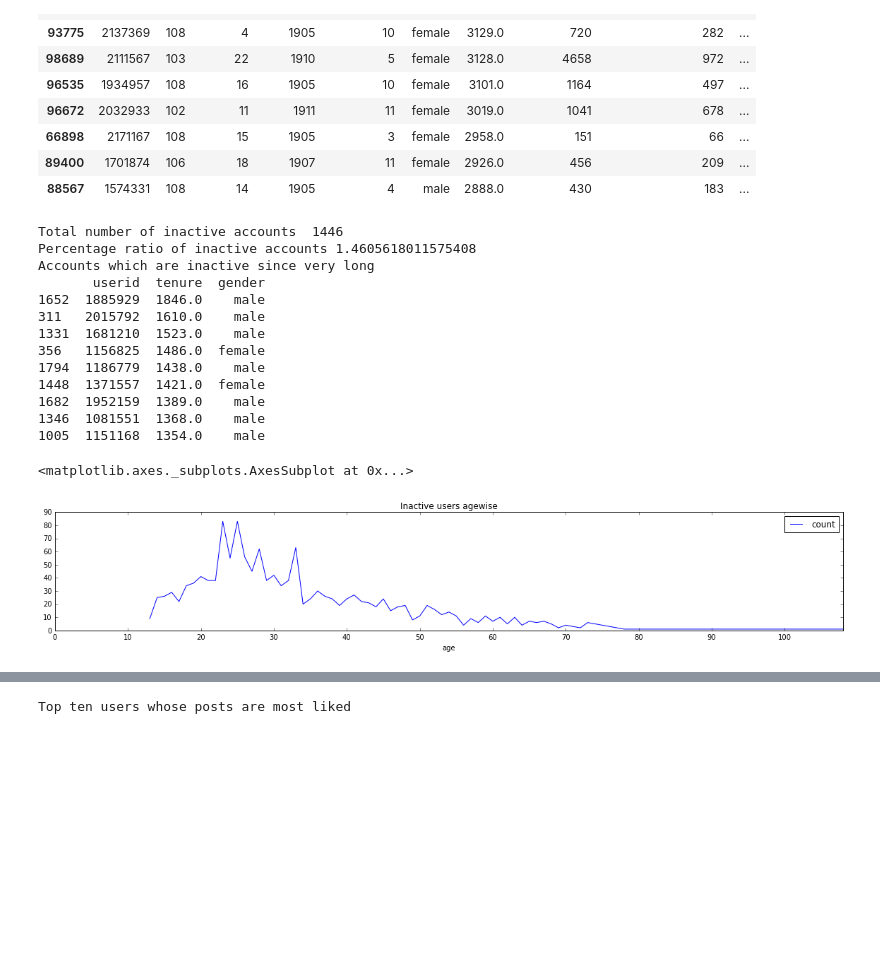
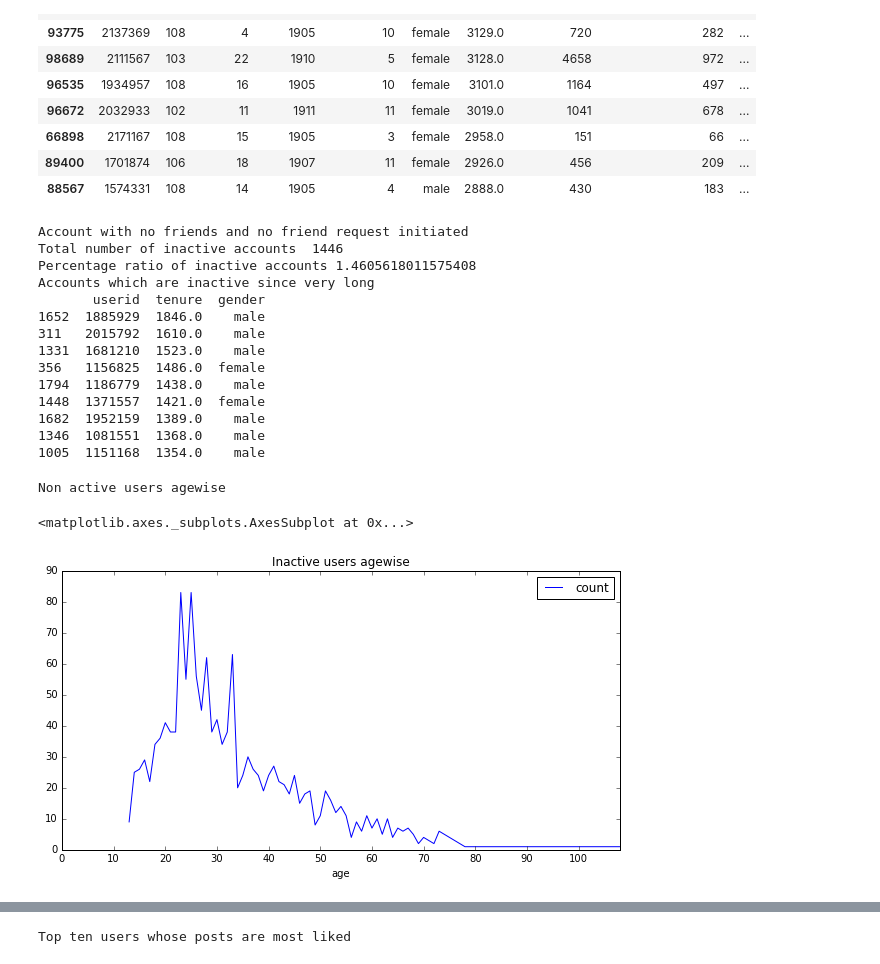
Before and after one commit to jainsrbh/fbproject, a Jupyter notebook: fbusers.ipynb, the cells around one changed output, grey strips where cells are left out. Drawn from its saved outputs; the diff is of its cells as text; code cells hidden in the pictures; blank space fills up the shorter version.

```diff
--- a/fbusers.ipynb
+++ b/fbusers.ipynb
@@ -59,7 +66,8 @@ Top ten oldest users
 | 89400 | 1701874 | 106 | 18 | 1907 | 11 | female | 2926.0 | 456 | 209 | ... |
 | 88567 | 1574331 | 108 | 14 | 1905 | 4 | male | 2888.0 | 430 | 183 | ... |
 # %%
-#Account with no friends and no friend request initiated
+"""Account with no friends and no friend request initiated"""
+print("Account with no friends and no friend request initiated")
 inactive_acc=fbdata[(fbdata.friend_count<=0) & (fbdata.friendships_initiated<=0) & (fbdata.tenure>30)]
 
 inactive_count = inactive_acc.userid.count()
@@ -72,6 +80,7 @@ print("Percentage ratio of inactive accounts "+str(inactive_perc))
 print("Accounts which are inactive since very long")
 print(inactive_acc.filter(['userid','tenure','gender']).sort_values(['tenure'],axis=0,ascending=False)[1:10])
 # %% [output]
+Account with no friends and no friend request initiated
 Total number of inactive accounts  1446
 Percentage ratio of inactive accounts 1.4605618011575408
 Accounts which are inactive since very long
@@ -86,9 +95,11 @@ Accounts which are inactive since very long
 1346  1081551  1368.0    male
 1005  1151168  1354.0    male
 # %%
-#Non active users agewise.
+"""Non active users agewise."""
+print("Non active users agewise")
 inactive_age_count = inactive_acc.groupby(['age']).agg(['count'])
 inactive_age_count['userid'].plot(title="Inactive users agewise",xticks=range(0,110,10))
 # %% [output]
-<matplotlib.axes._subplots.AxesSubplot at 0x...>
+Non active users agewise
+<matplotlib.axes._subplots.AxesSubplot at 0x...>
-[figure, old version]
+[figure, new version]
```
Also changed, not shown: parts of 21 cells of this notebook.
